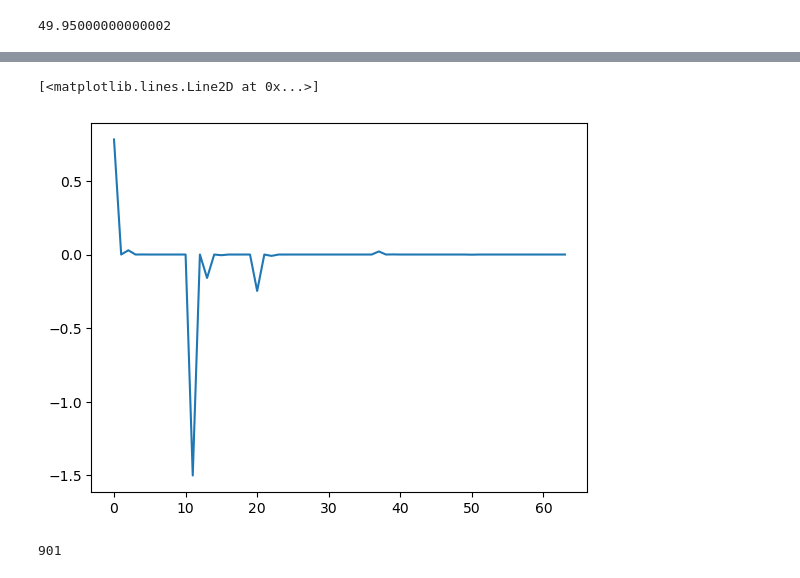
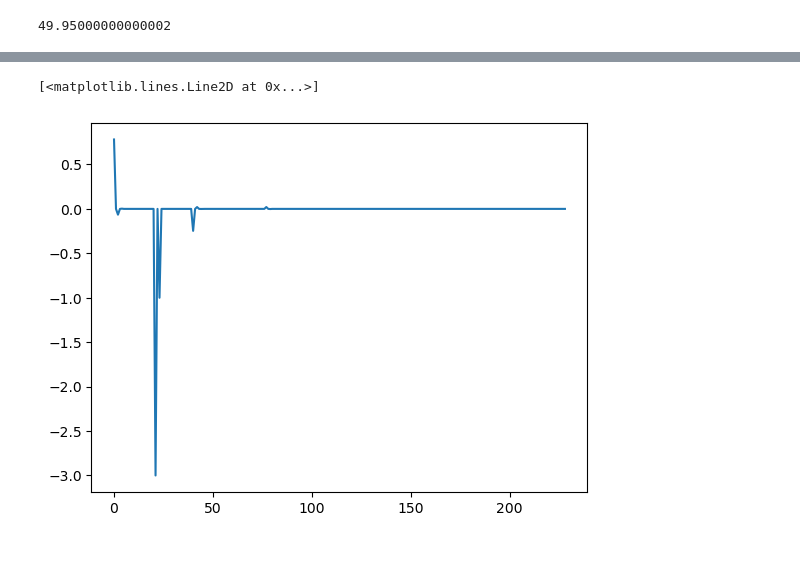
Before and after one commit to NiklasSchaaf/UQ_2023, a Jupyter notebook: homework_4/hw_nik.ipynb, the cells around one changed output, grey strips where cells are left out. Cells and saved outputs as stored; diff of their text form; code cells hidden in the pictures.

```diff
--- a/homework_4/hw_nik.ipynb
+++ b/homework_4/hw_nik.ipynb
@@ -94,7 +94,7 @@ def inner_her(z, order):
     Returns:
         float: The inner product value.
     """
-    phi = hermite(order)
+    phi = hermitenorm(order)
     return phi(z) * phi(z) * normal_pdf(z)
 
 def get_coefficents(max_order, dims=2):
@@ -122,7 +122,7 @@ def get_coefficents(max_order, dims=2):
     fhats = []
     for i, pair in enumerate(pairs):
         phi1 = legendre(pair[0])  # This line uses legendre, make sure it is imported or defined.
-        phi2 = hermite(pair[1])  # This line uses hermite, make sure it is imported or defined.
+        phi2 = hermitenorm(pair[1])  # This line uses hermite, make sure it is imported or defined.
         nominator = nquad(integral_nominator, [[-1, 1], [-np.inf, np.inf]], args=[phi1, phi2])[0]
         fhats.append(nominator / (gamma1s[pair[0]] * gamma2s[pair[1]]))
         if i%100 == 0:
@@ -145,7 +145,7 @@ def proj_eval(z1, z2, pairs, fhats):
     """
     proj = np.zeros((len(z1), len(z1)))
     for i, pair in enumerate(pairs):
-        proj += fhats[i] * legendre(pair[0])(z1) * hermite(pair[1])(z2)  # This line uses legendre and hermite, make sure they are imported or defined.
+        proj += fhats[i] * legendre(pair[0])(z1) * hermitenorm(pair[1])(z2)  # This line uses legendre and hermite, make sure they are imported or defined.
 
     return proj
 # %%
@@ -162,5 +162,5 @@ plt.colorbar()
 <matplotlib.colorbar.Colorbar at 0x...>
 [figure]
 # %%
-# max_order = 10
-# pairs, fhats = get_coefficents(max_order)
+max_order = 20
+pairs, fhats = get_coefficents(max_order)
@@ -167,5 +176,5 @@ plt.colorbar()
 # %%
-max_order = 100
-pairs = get_pairs(max_order)
-fhats = np.load('fhats_100.npy')
+# max_order = 100
+# pairs = get_pairs(max_order)
+# fhats = np.load('fhats_100.npy')
 # %%
@@ -248,9 +257,5 @@ Text(0, 0.5, 'error')
 # %%
-plt.plot(fhats[:100])
+plt.plot(fhats)
 # %% [output]
 [<matplotlib.lines.Line2D at 0x...>]
-[figure, old version]
+[figure, new version]
-# %%
-len(ord_pairs)
-# %% [output]
-901
```
Also changed, not shown: parts of 14 cells of this notebook, 1 other file.
